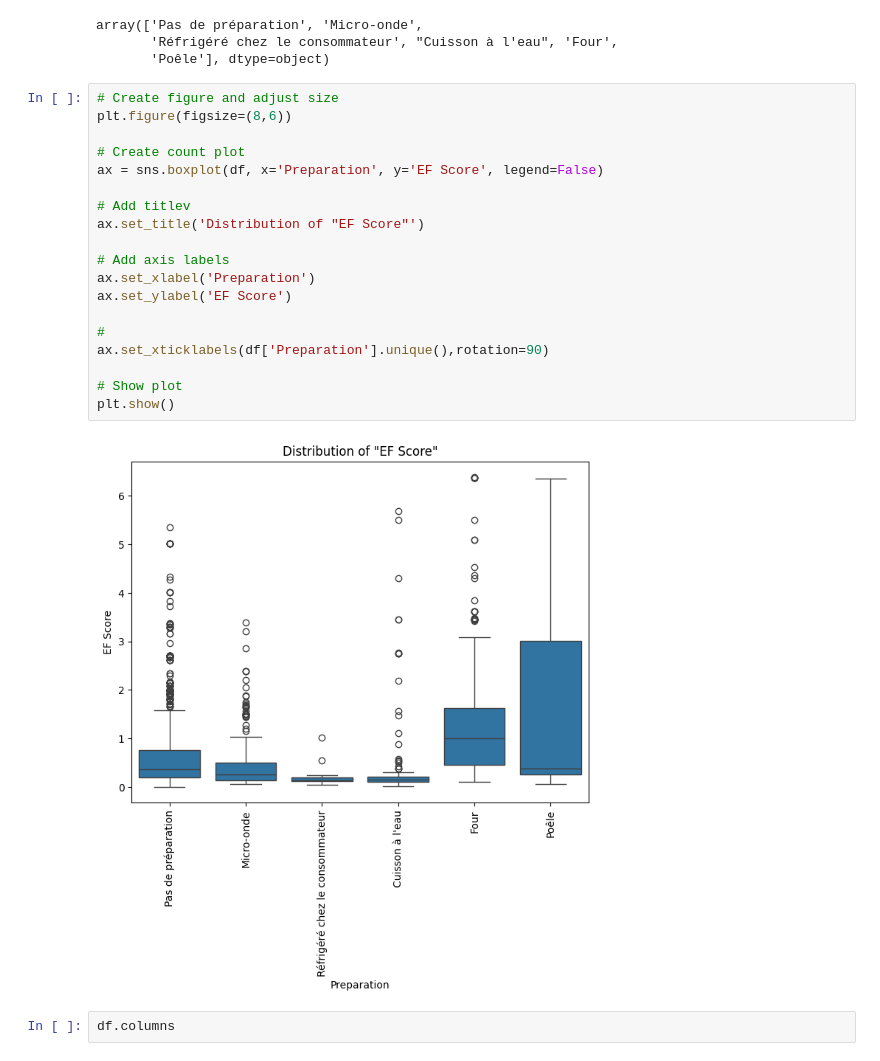
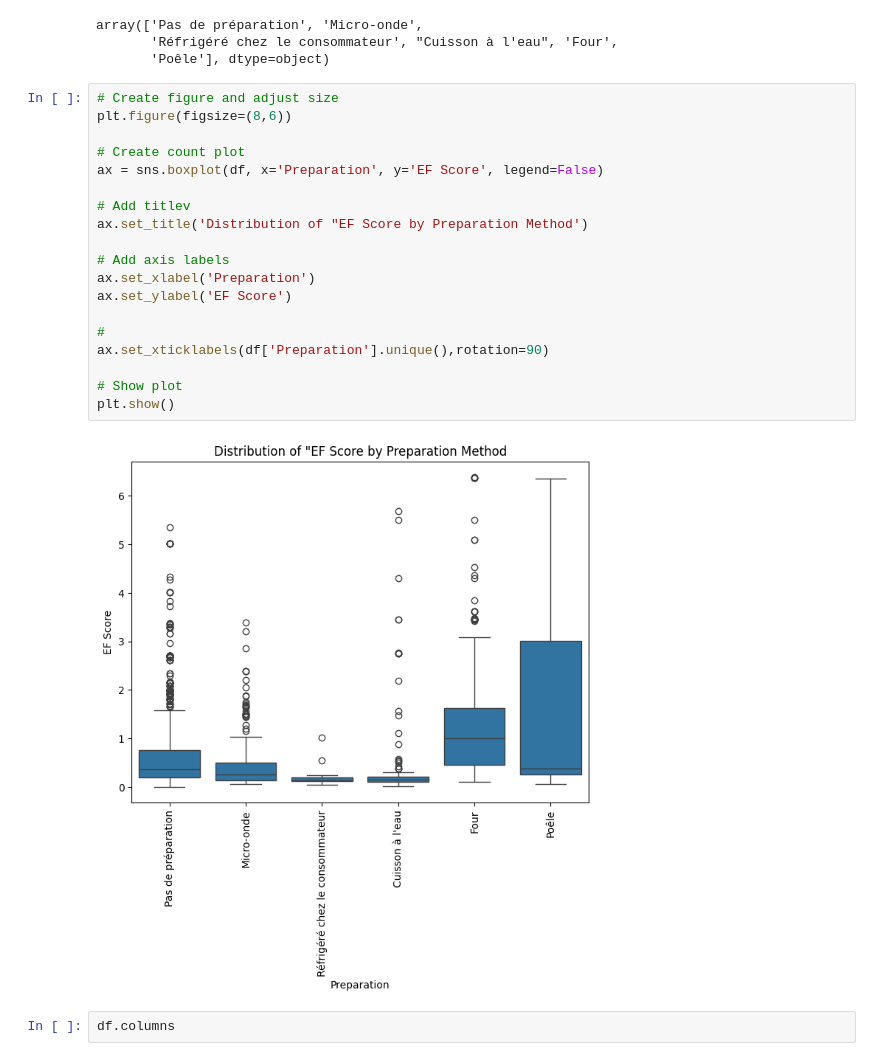
Before and after one commit to ABF-QC/Module2_Project3, a Jupyter notebook: notebook/Data_Analysis.ipynb, the cells around one changed output. Cells and saved outputs as stored; diff of their text form.

```diff
--- a/notebook/Data_Analysis.ipynb
+++ b/notebook/Data_Analysis.ipynb
@@ -276,24 +276,24 @@ array(['Pas de préparation', 'Micro-onde',
 # %%
 # Create figure and adjust size
 plt.figure(figsize=(8,6))
 
 # Create count plot
 ax = sns.boxplot(df, x='Preparation', y='EF Score', legend=False)
 
 # Add titlev
-ax.set_title('Distribution of "EF Score"')
+ax.set_title('Distribution of "EF Score by Preparation Method')
 
 # Add axis labels
 ax.set_xlabel('Preparation')
 ax.set_ylabel('EF Score')
 
 #
 ax.set_xticklabels(df['Preparation'].unique(),rotation=90)
 
 # Show plot
 plt.show()
 # %% [output]
-[figure, old version]
+[figure, new version]
 # %%
 df.columns
 # %% [output]
```
Also changed, not shown: parts of 1 cell of this notebook, 13 other files.
